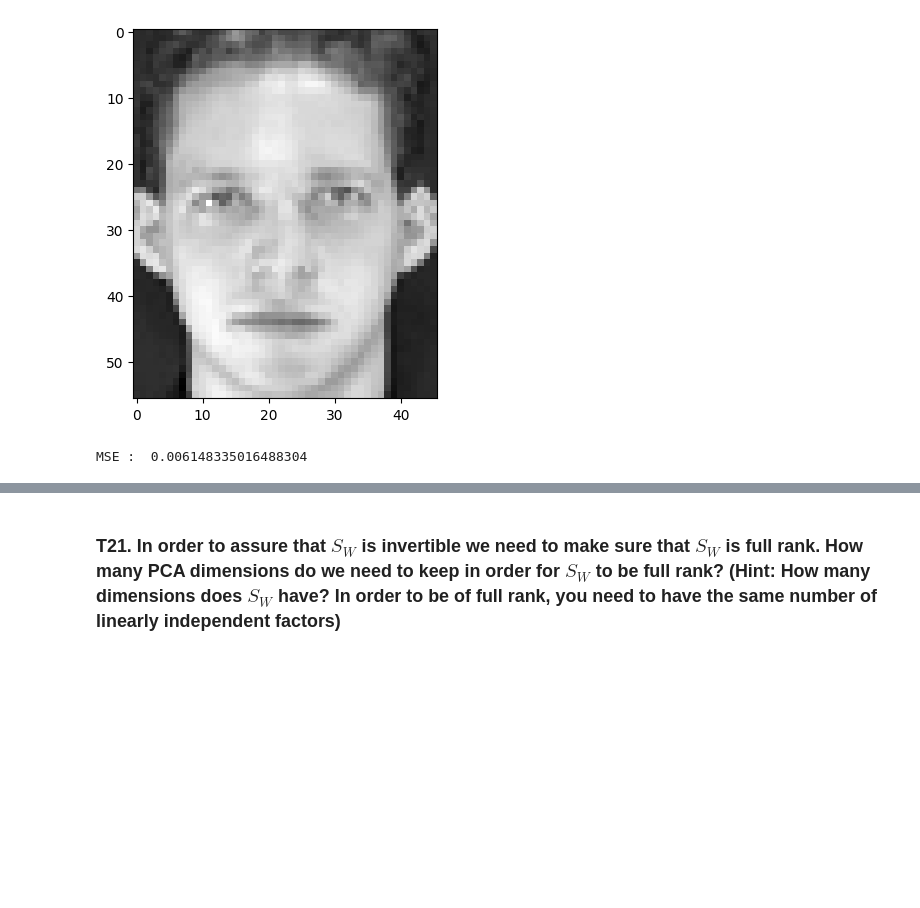
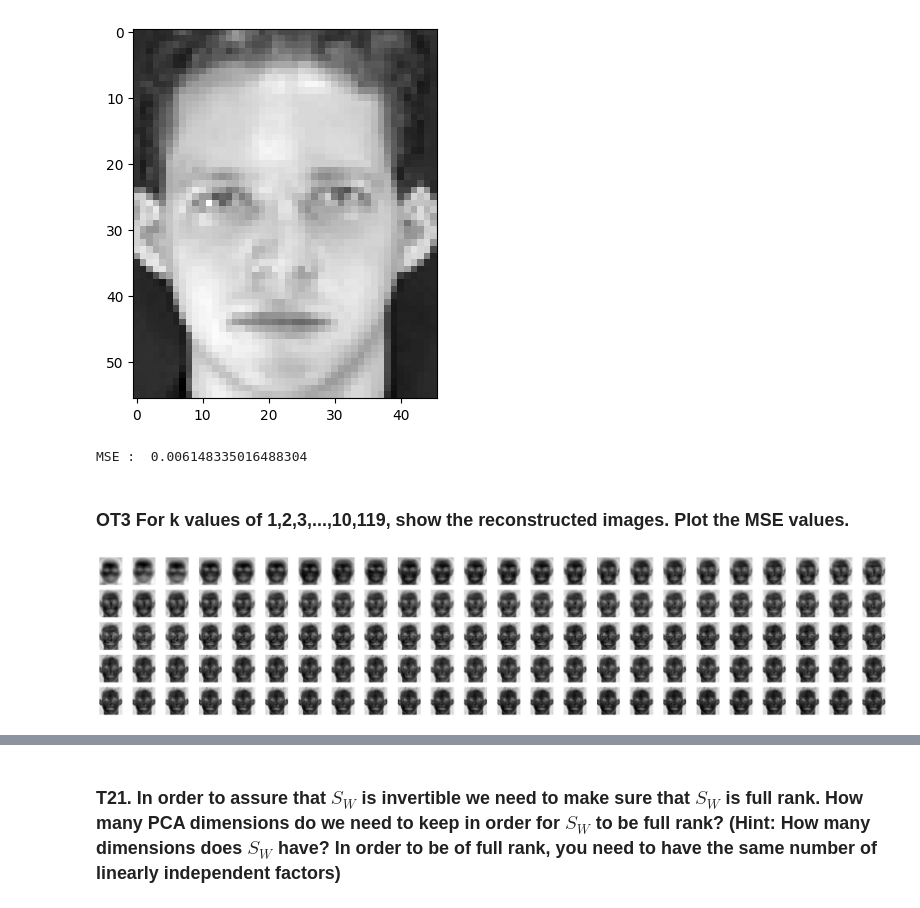
Before and after one commit to mynamefaro/PatternRecognition, a Jupyter notebook: HW3/HW3_Fisherfaces(student)_6532125821.ipynb, the cells around one changed output, grey strips where cells are left out. Drawn from its saved outputs; the diff is of its cells as text; code cells hidden in the pictures; blank space fills up the shorter version.

```diff
--- a/HW3/HW3_Fisherfaces(student)_6532125821.ipynb
+++ b/HW3/HW3_Fisherfaces(student)_6532125821.ipynb
@@ -726,3 +740,36 @@ print("MSE : ",MSE(re_pic.reshape(56,46),xf[0,0]))
 [figure]
 [figure]
 MSE :  0.006148335016488304
+# %% [markdown]
+### OT3 For k values of 1,2,3,...,10,119, show the reconstructed images. Plot the MSE values.
+# %%
+mse_list = []
+import numpy as np
+import matplotlib.pyplot as plt
+
+# Assuming v is defined and has a shape of (56*46, 10)
+
+# TODO: Show the first 10 eigenvectors as images.
+x = np.linspace(0, 10, 100)
+y_data = [np.sin(x + i) for i in range(10)]  # Generate 10 different y datasets
+
+# Create a figure and a grid of subplots
+fig, axs = plt.subplots(5, 24, figsize=(24, 5))  # 5 rows, 24 columns
+
+# Plot each subplot
+for i in range(5):
+    for j in range(24):
+        T_reduced = calculate_projection_vectors(T, meanface, v)[:,:i*24+j][0]
+        re_pic=(np.matmul(v[:,:i*24+j],T_reduced.T)) + meanface
+        ax = axs[i, j]
+        ax.imshow(re_pic.reshape(56, 46), cmap="gray_r")
+        ax.axis('off')  # Hide axes
+        mse_list.append(MSE(re_pic.reshape(56,46),xf[0,0]))
+
+# Adjust layout to prevent overlap
+plt.tight_layout()
+
+# Show the plot
+plt.show()
+# %% [output]
+[figure, added]
```
Also changed, not shown: parts of 8 cells of this notebook.
